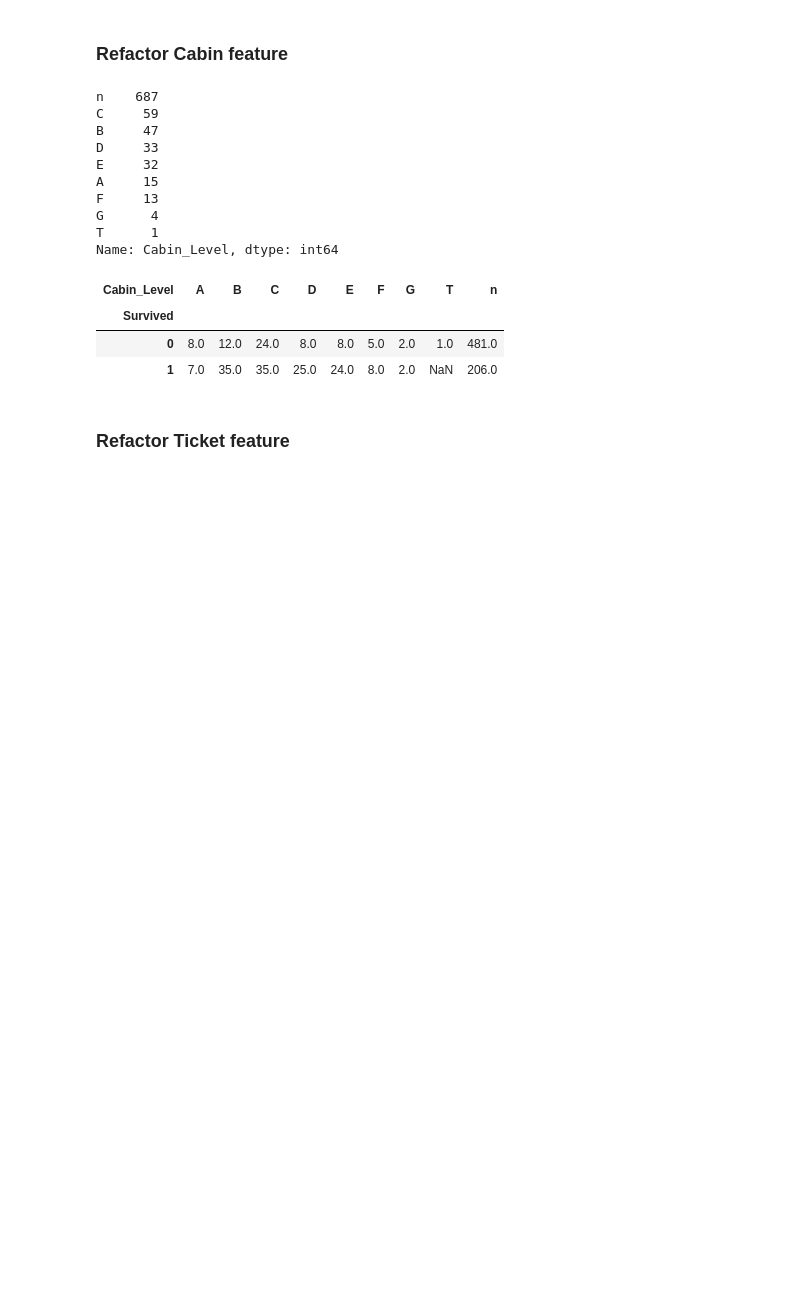
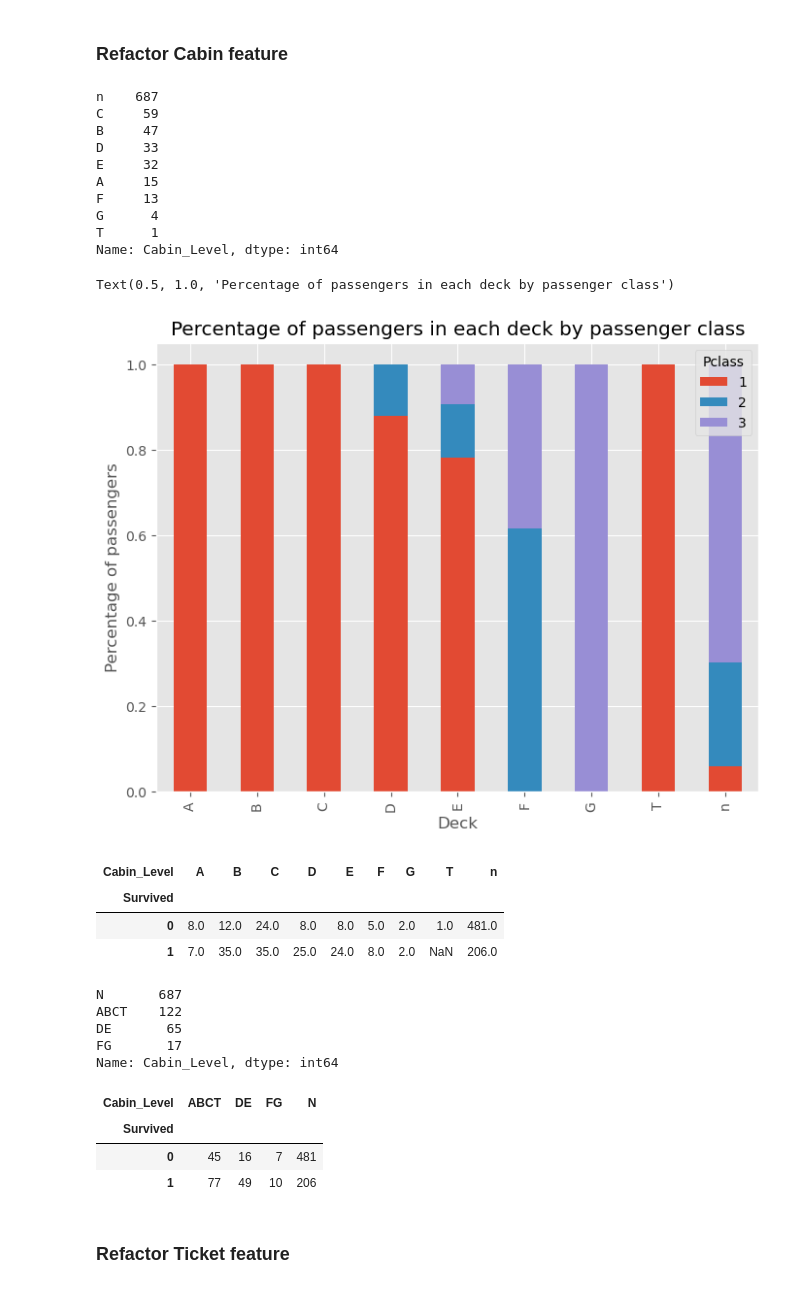
Before and after one commit to CitaZane/kaggle-titanic, a Jupyter notebook: notebooks/EDA.ipynb, the cells around one changed output. Drawn from its saved outputs; the diff is of its cells as text; code cells hidden in the pictures; blank space fills up the shorter version.

```diff
--- a/notebooks/EDA.ipynb
+++ b/notebooks/EDA.ipynb
@@ -239,6 +240,19 @@ F     13
 G      4
 T      1
 Name: Cabin_Level, dtype: int64
+# %%
+cross_tab = pd.crosstab( data['Cabin_Level'],data['Pclass'], normalize='index')
+# plot the percentage distributions as a stacked bar chart
+fig, ax = plt.subplots(figsize=(8, 6))
+cross_tab.plot(kind='bar', stacked=True, ax=ax)
+
+# set axis labels and title
+ax.set_xlabel('Deck')
+ax.set_ylabel('Percentage of passengers')
+ax.set_title('Percentage of passengers in each deck by passenger class')
+# %% [output]
+Text(0.5, 1.0, 'Percentage of passengers in each deck by passenger class')
+[figure, added]
 # %%
 # Survival rate and Cabin Level correlation
 pd.pivot_table(data, index='Survived', columns='Cabin_Level', values='Name', aggfunc='count')
@@ -247,6 +261,26 @@ pd.pivot_table(data, index='Survived', columns='Cabin_Level', values='Name', agg
 | Survived |  |  |  |  |  |  |  |  |  |
 | 0 | 8.0 | 12.0 | 24.0 | 8.0 | 8.0 | 5.0 | 2.0 | 1.0 | 481.0 |
 | 1 | 7.0 | 35.0 | 35.0 | 25.0 | 24.0 | 8.0 | 2.0 | NaN | 206.0 |
+# %%
+data['Cabin_Level'] = data['Cabin_Level'].replace(['A', 'B', 'C', 'T'], 'ABCT')
+data['Cabin_Level'] = data['Cabin_Level'].replace(['D','E'], 'DE')
+data['Cabin_Level'] = data['Cabin_Level'].replace(['F', 'G'], 'FG')
+data['Cabin_Level'] = data['Cabin_Level'].replace(['n'], 'N')
+data['Cabin_Level'].value_counts()
+# %% [output]
+N       687
+ABCT    122
+DE       65
+FG       17
+Name: Cabin_Level, dtype: int64
+# %%
+# Survival rate and Cabin Level updated correlation
+pd.pivot_table(data, index='Survived', columns='Cabin_Level', values='Name', aggfunc='count')
+# %% [output]
+| Cabin_Level | ABCT | DE | FG | N |
+| Survived |  |  |  |  |
+| 0 | 45 | 16 | 7 | 481 |
+| 1 | 77 | 49 | 10 | 206 |
 # %% [markdown]
 ### Refactor Ticket feature
 # %%
```
Also changed, not shown: parts of 2 cells of this notebook, 4 other files.
